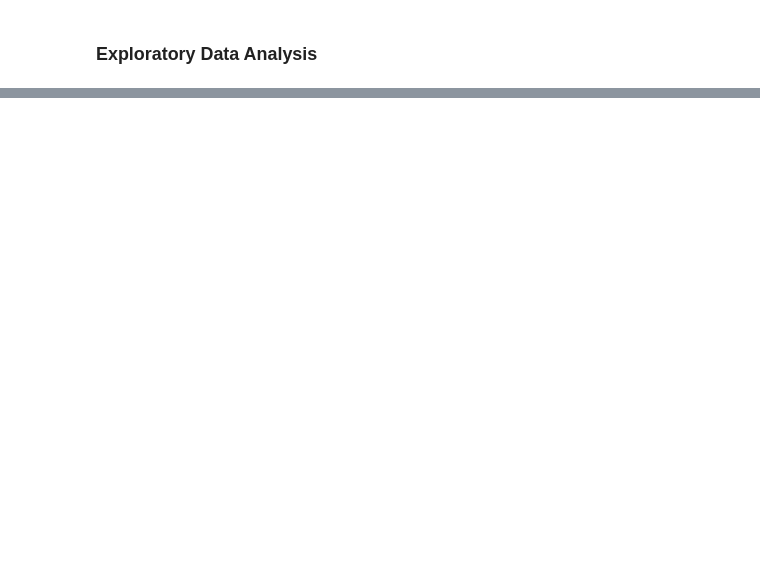
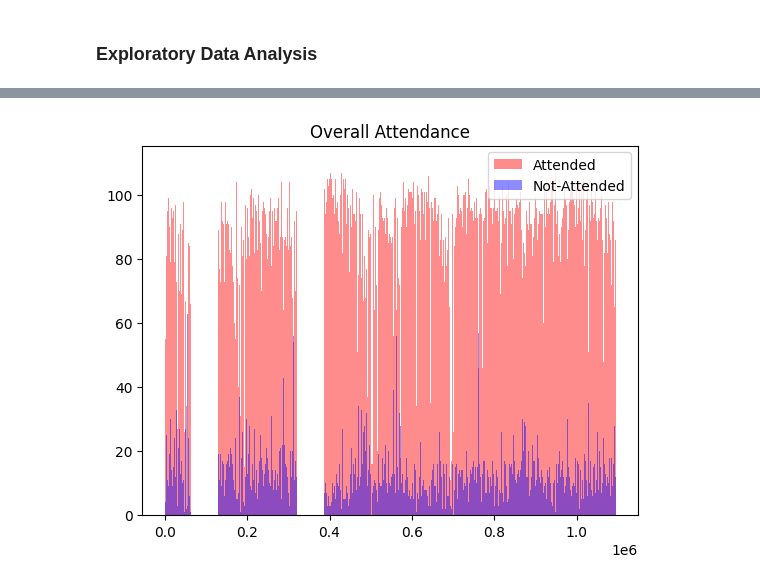
Before and after one commit to pondyasha/NFL_Attendence_Prediction, a Jupyter notebook: colts_analysis.ipynb, the cells around one changed output, grey strips where cells are left out. Cells and saved outputs as stored; diff of their text form; code cells hidden in the pictures; blank space fills up the shorter version.

```diff
--- a/colts_analysis.ipynb
+++ b/colts_analysis.ipynb
@@ -546,0 +597,14 @@ colts_data = colts_data.paid.fillna('Y')
+# %%
+#filter the data
+from matplotlib.ticker import ScalarFormatter
+x1 = colts_data.loc[colts_data.isAttended == 'Yes']
+x2 = colts_data.loc[colts_data.isAttended=='No']
+plt.hist(x1['index'], alpha=0.45, color='red', bins=10000)
+plt.hist(x2['index'], alpha=0.45, color ='blue', bins=10000)
+plt.title("Overall Attendance")
+plt.legend(['Attended', 'Not-Attended'], loc='upper right')
+
+x_formatter = ScalarFormatter(useOffset=False)
+plt.gca().xaxis.set_major_formatter(x_formatter)
+# %% [output]
+[figure, added]
```
Also changed, not shown: parts of 13 cells of this notebook.
